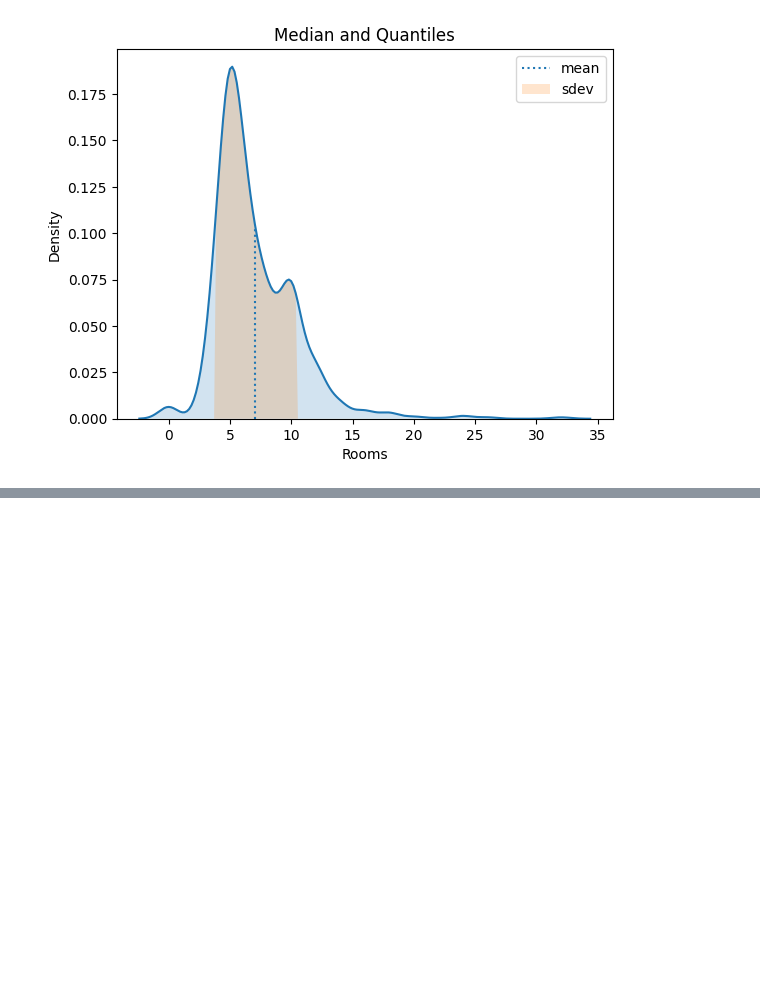
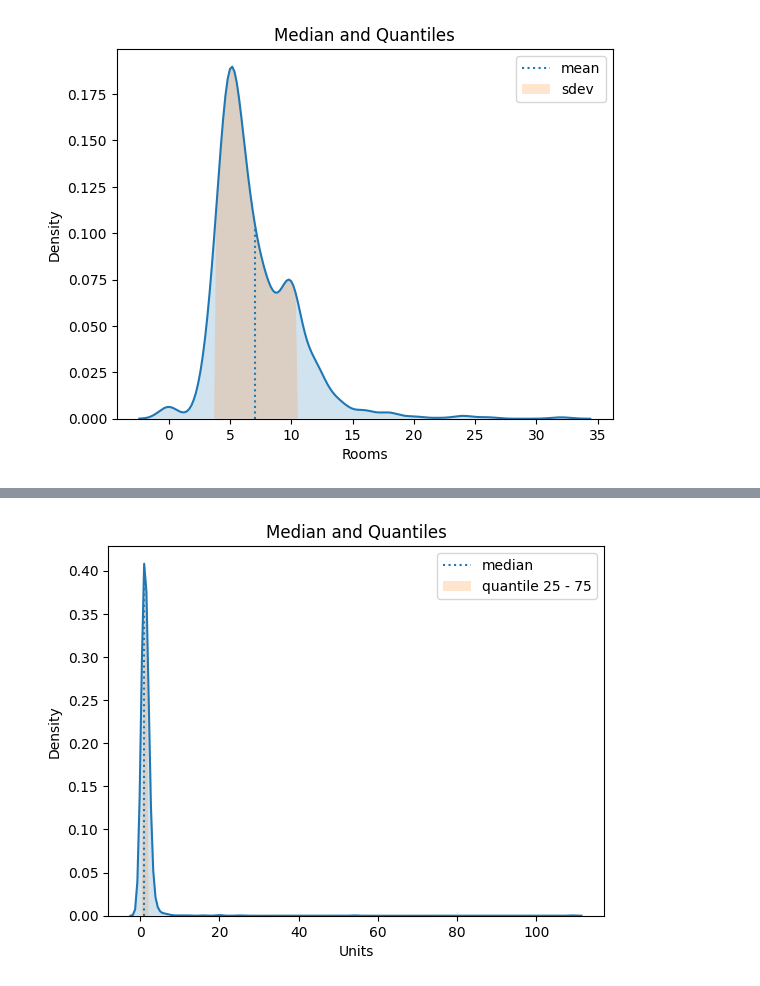
Before and after one commit to Flixner/Property-Sales-Prediction, a Jupyter notebook: eda.ipynb, the cells around one changed output, grey strips where cells are left out. Cells and saved outputs as stored; diff of their text form; code cells hidden in the pictures; blank space fills up the shorter version.

```diff
--- a/eda.ipynb
+++ b/eda.ipynb
@@ -674,0 +703,4 @@ kde_plot(df, "Rooms", title="Median and Quantiles", kde_ext=kde_ext_mean_sdev)
+# %%
+kde_plot(df, "Units", "Median and Quantiles", kde_ext=kde_ext_median_quantiles)
+# %% [output]
+[figure, added]
```
Also changed, not shown: parts of 35 cells of this notebook.
